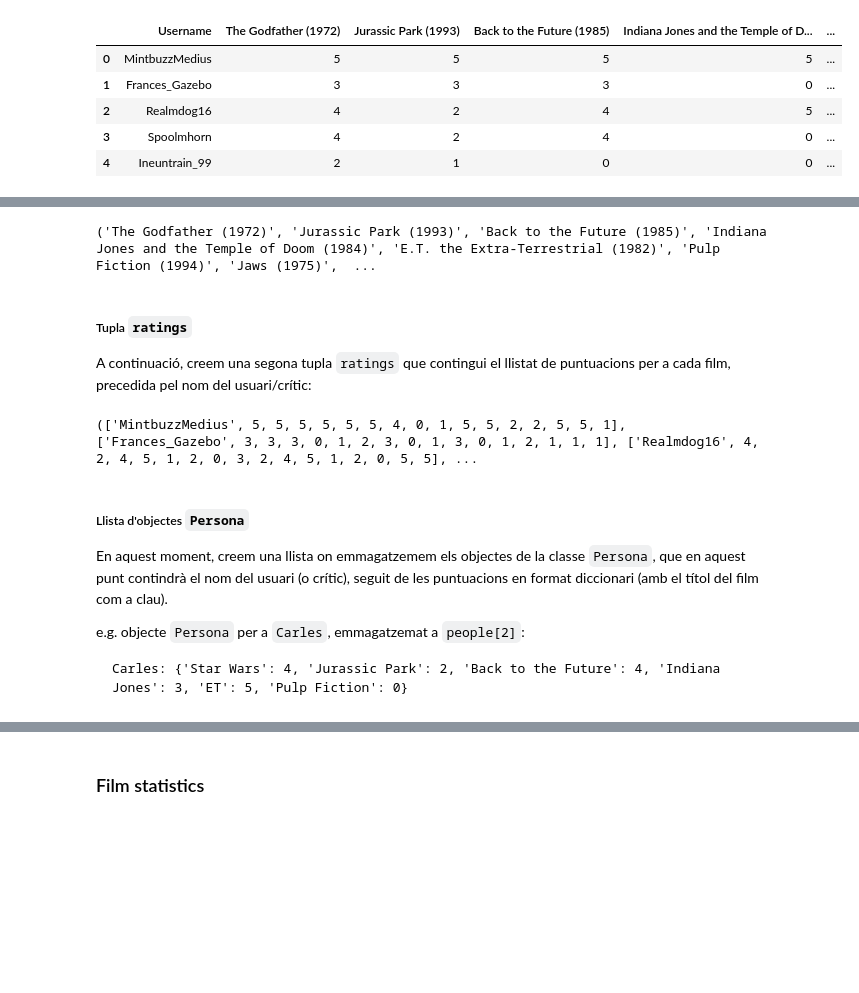
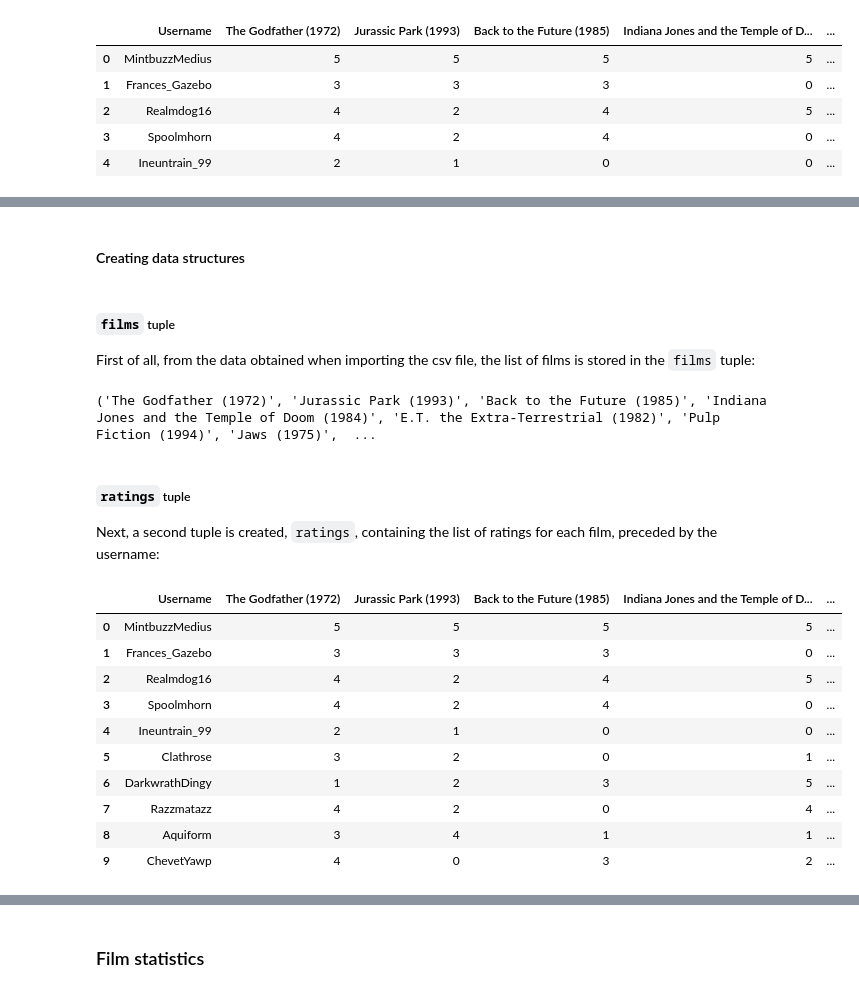
Before and after one commit to wonx/data-science-portfolio, a Jupyter notebook: film-recommender-system/Main.ipynb, the cells around one changed output, grey strips where cells are left out. Saved outputs shown, nothing was run; the diff lists cells and outputs as text; code cells hidden in the pictures; blank space fills up the shorter version.

````diff
--- a/film-recommender-system/Main.ipynb
+++ b/film-recommender-system/Main.ipynb
@@ -67,3 +62,8 @@ En primer lloc, a partir de les dades obtingudes de la importació del fitxer, e
+# %% [markdown]
+#### Creating data structures
+# %% [markdown]
+##### `films` tuple
+First of all, from the data obtained when importing the csv file, the list of films is stored in the `films` tuple:
 # %%
 #create tuple containing all films
 films = []
@@ -74,22 +74,26 @@ films = tuple(films [1:])
 print(films)
 # %% [output]
 ('The Godfather (1972)', 'Jurassic Park (1993)', 'Back to the Future (1985)', 'Indiana Jones and the Temple of Doom (1984)', 'E.T. the Extra-Terrestrial (1982)', 'Pulp Fiction (1994)', 'Jaws (1975)',  ...
-# %% [markdown]
-##### Tupla `ratings`
-A continuació, creem una segona tupla `ratings` que contingui el llistat de puntuacions per a cada film, precedida pel nom del usuari/crític:
+# %% [markdown]
+##### `ratings` tuple
+Next, a second tuple is created, `ratings`, containing the list of ratings for each film, preceded by the username:
 # %%
 #create tuple containing ratings for each person
 ratings = tuple(df.values.tolist())
+
 #show on screen what has been done
-print(ratings)
+ratings_headers = list(films)
+ratings_headers.insert(0,"Username")
+pd.DataFrame(ratings, columns=ratings_headers).head(10)
 # %% [output]
-(['MintbuzzMedius', 5, 5, 5, 5, 5, 5, 4, 0, 1, 5, 5, 2, 2, 5, 5, 1], ['Frances_Gazebo', 3, 3, 3, 0, 1, 2, 3, 0, 1, 3, 0, 1, 2, 1, 1, 1], ['Realmdog16', 4, 2, 4, 5, 1, 2, 0, 3, 2, 4, 5, 1, 2, 0, 5, 5], ...
+|  | Username | The Godfather (1972) | Jurassic Park (1993) | Back to the Future (1985) | Indiana Jones and the Temple of D... | ... |
+| 0 | MintbuzzMedius | 5 | 5 | 5 | 5 | ... |
+| 1 | Frances_Gazebo | 3 | 3 | 3 | 0 | ... |
+| 2 | Realmdog16 | 4 | 2 | 4 | 5 | ... |
+| 3 | Spoolmhorn | 4 | 2 | 4 | 0 | ... |
+| 4 | Ineuntrain_99 | 2 | 1 | 0 | 0 | ... |
+| 5 | Clathrose | 3 | 2 | 0 | 1 | ... |
+| 6 | DarkwrathDingy | 1 | 2 | 3 | 5 | ... |
+| 7 | Razzmatazz | 4 | 2 | 0 | 4 | ... |
+| 8 | Aquiform | 3 | 4 | 1 | 1 | ... |
+| 9 | ChevetYawp | 4 | 0 | 3 | 2 | ... |
-# %% [markdown]
-##### Llista d'objectes `Persona`
-En aquest moment, creem una llista on emmagatzemem els objectes de la classe `Persona`, que en aquest punt contindrà el nom del usuari (o crític), seguit de les puntuacions en format diccionari (amb el títol del film com a clau).
-
-e.g. objecte `Persona` per a `Carles`, emmagatzemat a `people[2]`:
-
-```
-Carles: {'Star Wars': 4, 'Jurassic Park': 2, 'Back to the Future': 4, 'Indiana Jones': 3, 'ET': 5, 'Pulp Fiction': 0}
-```
````
Also changed, not shown: parts of 41 cells of this notebook.
